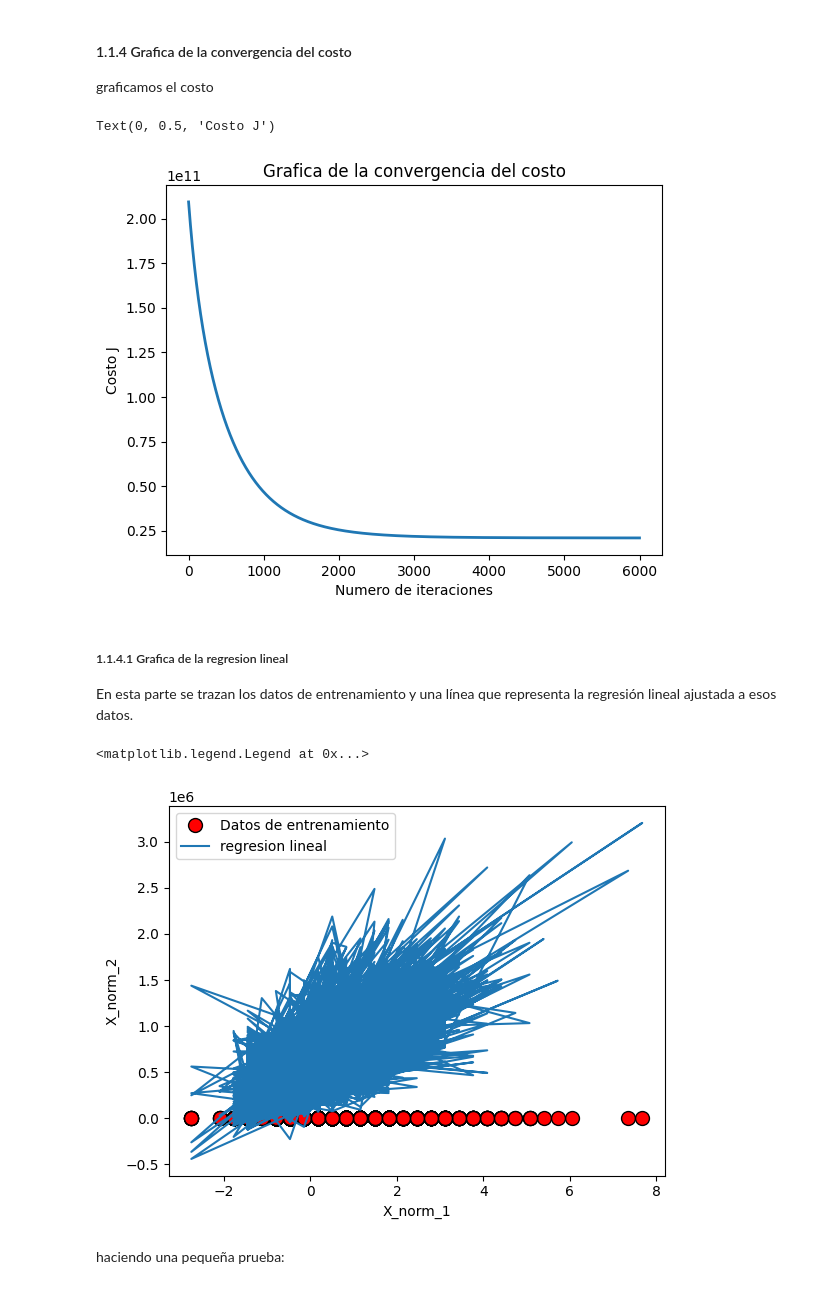
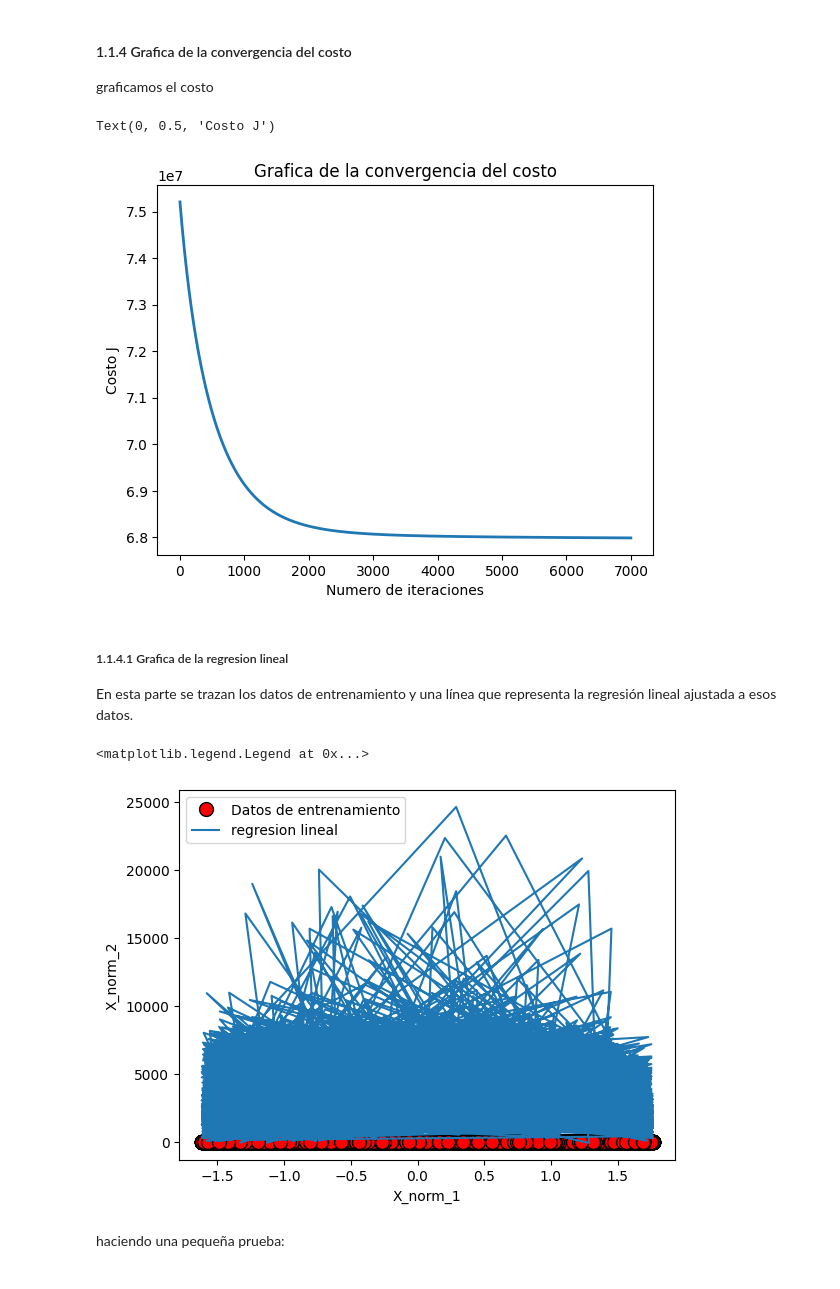
Before and after one commit to bspoloo/SIS420-012024, a Jupyter notebook: Examen Laboratorios/Examen 1/Regresion Lineal/Regresion lineal.ipynb, the cells around one changed output. Cells and saved outputs as stored; diff of their text form; code cells hidden in the pictures.

```diff
--- a/Examen Laboratorios/Examen 1/Regresion Lineal/Regresion lineal.ipynb
+++ b/Examen Laboratorios/Examen 1/Regresion Lineal/Regresion lineal.ipynb
@@ -296,21 +296,21 @@ Carga de los datos para la regresion lineal multivariable:
 #hacemos una copia de y_train y y_test para usarlo en la regresion lineal multivariable
 
 #estos datos seran usados para el entrenamiento
-X_testRLM = X_test.copy()
-y_testRLM = y_test.copy()
-m_test_RLM = len(y_testRLM)
+X_test = X_test.copy()
+y_test = y_test.copy()
+m_test = len(y_test)
 
 #estos datos seran usados para el test
-X_trainRLM = X_train.copy()
-y_trainRLM = y_train.copy()
-m_train_RLM = len(y_trainRLM)
+X_train = X_train.copy()
+y_train = y_train.copy()
+m_train = len(y_train)
 # %% [markdown]
 #### 1.1.1 Normalizacion de las caracteristicas
 
 Se hace uso de la funcion de `featureNormalize(X) ` donde se recibe un parametro de tipo matriz para normalizar cada dato dentro de ella, retornandome la **matriz normalizda**, **sigma(desviacion estandar)**, y mi **mu(media)**.
 # %%
 #introductimos los datos a la funcion de normalizacion
-X_norm_RLM, mu_RLM, sigma_RLM = featureNormalize(X_trainRLM)
+X_norm_RLM, mu_RLM, sigma_RLM = featureNormalize(X_train)
 
 # imprimimos algunos valores de X_norm
 print('{:>10s}{:>10s}{:>10s}{:>10s}{:>10s}{:>10s}{:>10s}{:>10s}{:>10s}{:>10s}{:>10s}{:>10s}{:>10s}{:>10s}{:>10s}{:>10s}{:>10s}{:>10s}'.format(
@@ -355,7 +355,7 @@ for i in range(10):
 # %% [markdown]
 #### 1.1.2 Agregamos la columna de unos a nuestra matriz
 # %%
-X_ready_RLM = np.concatenate([np.ones((m_train_RLM, 1)), X_norm_RLM], axis=1)
+X_ready_RLM = np.concatenate([np.ones((m_train, 1)), X_norm_RLM], axis=1)
 
 # imprimimos algunos valores de X_norm
 print('{:>10s}{:>10s}{:>10s}{:>10s}{:>10s}{:>10s}{:>10s}{:>10s}{:>10s}{:>10s}{:>10s}{:>10s}{:>10s}{:>10s}{:>10s}{:>10s}{:>10s}{:>10s}{:>10s}'.format(
@@ -437,23 +429,23 @@ Se inicializan los parametros $\theta$ con 0 y la taza de aprendizaje $\alpha$ c
 theta = np.zeros(len(X_ready_RLM[0]))
 
 #numero de iteraciones sera 6000, un alpha 0.00009 y un lambda de 1000
-num_ite_RLM = 6000
+num_ite_RLM = 7000
 alpha_RLM = 0.0009
 lambda_RLM = 1000
 
-theta_RLM, J_historico_RLM = calcularDescensoGradienteCR(X_ready_RLM, y_trainRLM, theta , alpha_RLM,lambda_RLM, num_ite_RLM)
+theta, J_historico= calcularDescensoGradienteCR(X_ready_RLM, y_train, theta , alpha_RLM,lambda_RLM, num_ite_RLM)
 print("########################################################################################################")
 print("Los valores de theta calculados son:")
 i = 0
-for tht_RLM in theta_RLM:
+for tht_RLM in theta:
     i += 1
     print(f"theta {i}: {tht_RLM}")
 
 print(f"########################################################################################################")
 #mostramos el ultimo costo, este seria el mejor costo
-print(f"con un costo de: { J_historico_RLM[-1]} ")
+print(f"con un costo de: { J_historico[-1]} ")
 
-print("la cantidad de theta son: ", theta_RLM.shape[0])
+print("la cantidad de theta son: ", theta.shape[0])
 # %% [output]
 ########################################################################################################
 Los valores de theta calculados son:
@@ -476,25 +468,25 @@ la cantidad de theta son:  19
 #### 1.1.4 Grafica de la convergencia del costo
 graficamos el costo
 # %%
-pyplot.plot(np.arange(len(J_historico_RLM)), J_historico_RLM, lw=2)
+pyplot.plot(np.arange(len(J_historico)), J_historico, lw=2)
 pyplot.title("Grafica de la convergencia del costo")
 pyplot.xlabel('Numero de iteraciones')
 pyplot.ylabel('Costo J')
 # %% [output]
 Text(0, 0.5, 'Costo J')
-[figure, old version]
+[figure, new version]
 # %% [markdown]
 ##### 1.1.4.1 Grafica de la regresion lineal
 
 En esta parte se trazan los datos de entrenamiento y una línea que representa la regresión lineal ajustada a esos datos.
 # %%
-graficarDatos(X_norm_RLM[:, 1],  X_norm_RLM[:, 2] , "X_norm_1", "X_norm_2")
+graficarDatos(X_norm_RLM[:, 0],  X_norm_RLM[:, 1] , "X_norm_1", "X_norm_2")
 
-pyplot.plot(X_norm_RLM[:,1], np.dot(X_ready_RLM, theta_RLM), '-')
+pyplot.plot(X_norm_RLM[:,0], np.dot(X_ready_RLM, theta), '-')
 
 pyplot.legend(['Datos de entrenamiento', 'regresion lineal'])
 # %% [output]
 <matplotlib.legend.Legend at 0x...>
-[figure, old version]
+[figure, new version]
 # %% [markdown]
 haciendo una pequeña prueba:
```
Also changed, not shown: parts of 14 cells of this notebook, 2 other files.
